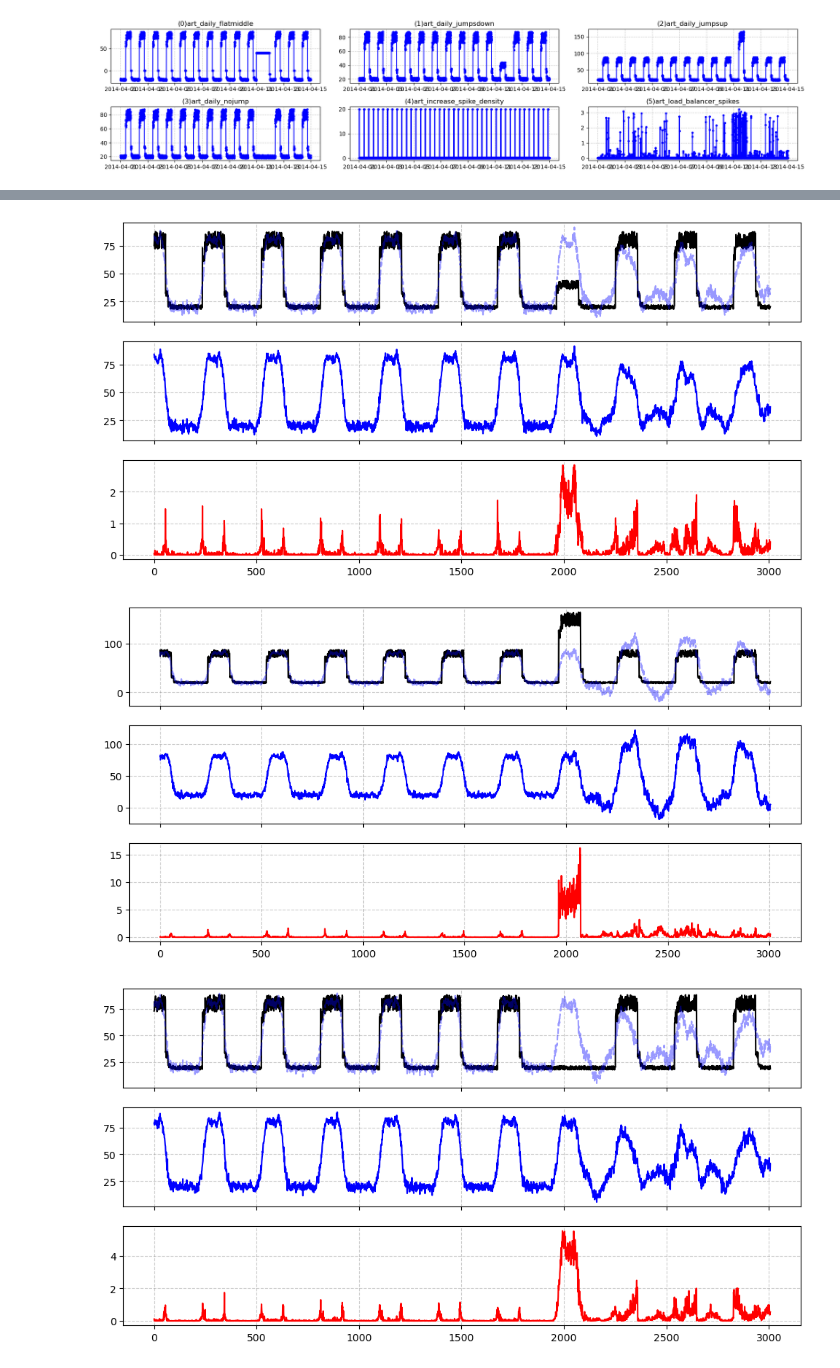
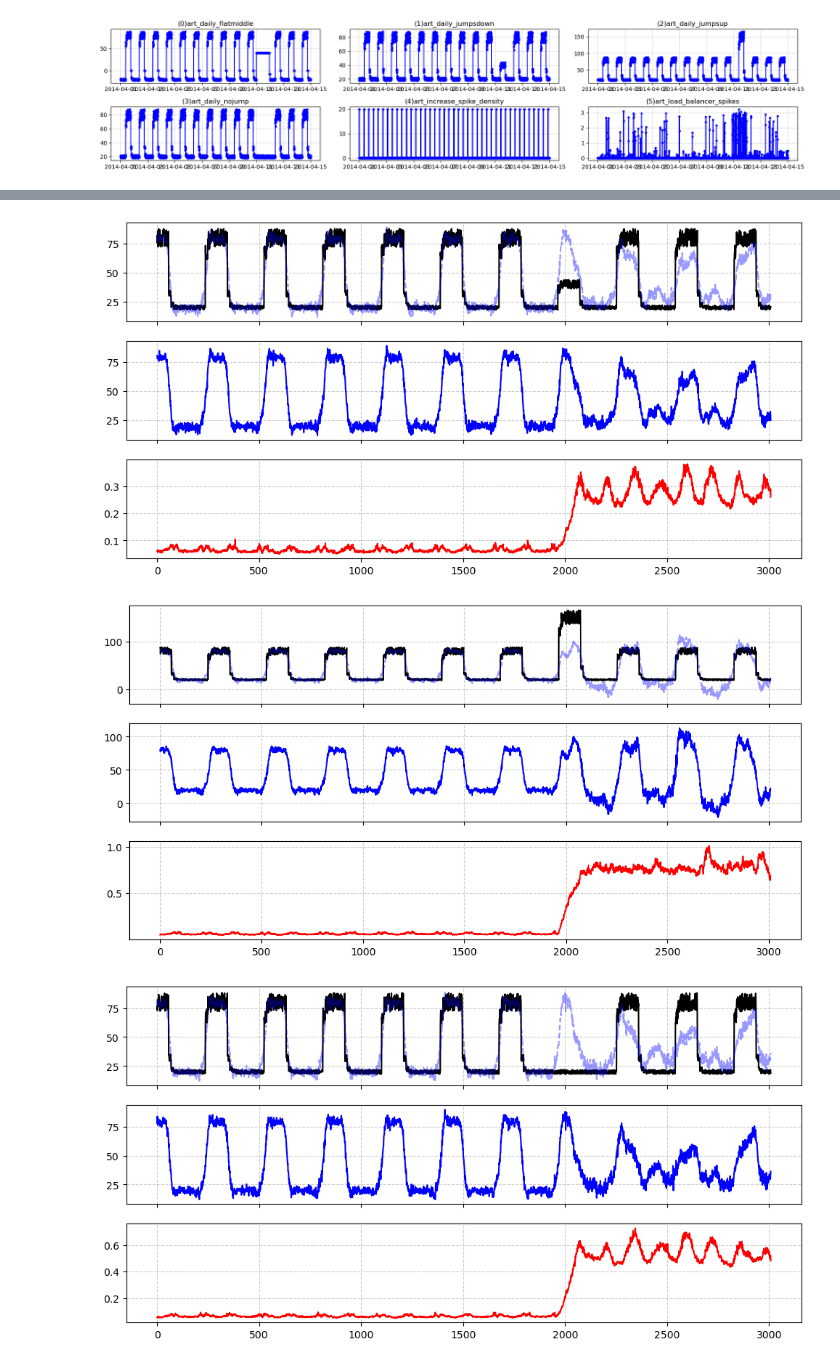
Before and after one commit to Jhbai/DeepLearning_TimeSeriesModel, a Jupyter notebook: FC_VAE/teacher_validation.ipynb, the cells around one changed output, grey strips where cells are left out. Cells and saved outputs as stored; diff of their text form; code cells hidden in the pictures.

```diff
--- a/FC_VAE/teacher_validation.ipynb
+++ b/FC_VAE/teacher_validation.ipynb
@@ -45,7 +45,7 @@ from model import FCVAE
 path = "./artificialNoAnomaly/"
 files = os.listdir(path)
 cols = ["timestamp", "value"]
-data = pd.read_csv(path + files[0])[cols[1]].tolist()
+data = torch.tensor(pd.read_csv(path + files[0])[cols[1]].tolist(), dtype = torch.float32)
 device = torch.device("cuda" if torch.cuda.is_available() else "cpu")
 teacher = FCVAE(n_dim = 1024, n_hid1 = 512, n_hid2 = 256, n_seq = 128).to(device)
 teacher.fit(data)
@@ -67,7 +67,7 @@ files = os.listdir(path)
 cols = ["timestamp", "value"]
 
 for case in (0, 1, 2, 3):
-    ts_data = pd.read_csv(path + files[case])[cols[1]].tolist()
+    ts_data = torch.tensor(pd.read_csv(path + files[case])[cols[1]].tolist(), dtype = torch.float32)
 
     anomalies = teacher.anomaly(ts_data)
     recon = teacher(ts_data)
@@ -86,3 +86,3 @@ for case in (0, 1, 2, 3):
-[figure, old version]
+[figure, new version]
-[figure, old version]
+[figure, new version]
-[figure, old version]
+[figure, new version]
```
Also changed, not shown: parts of 2 cells of this notebook, 3 other files.
